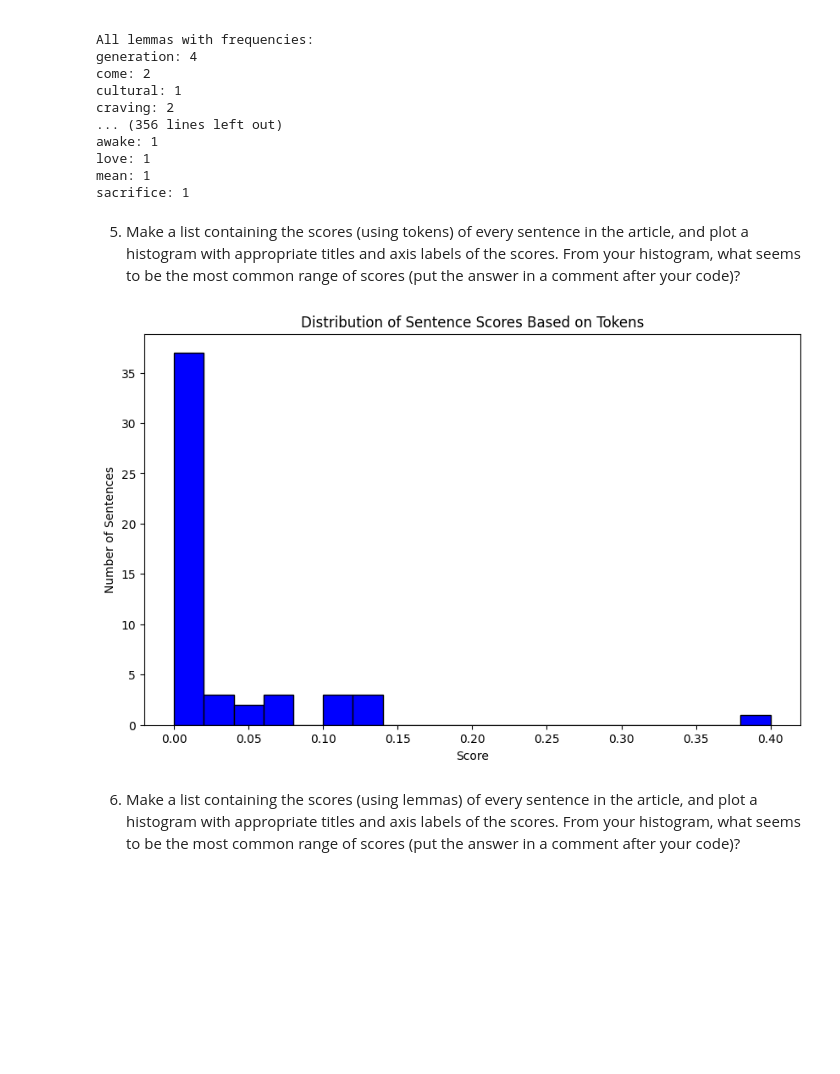
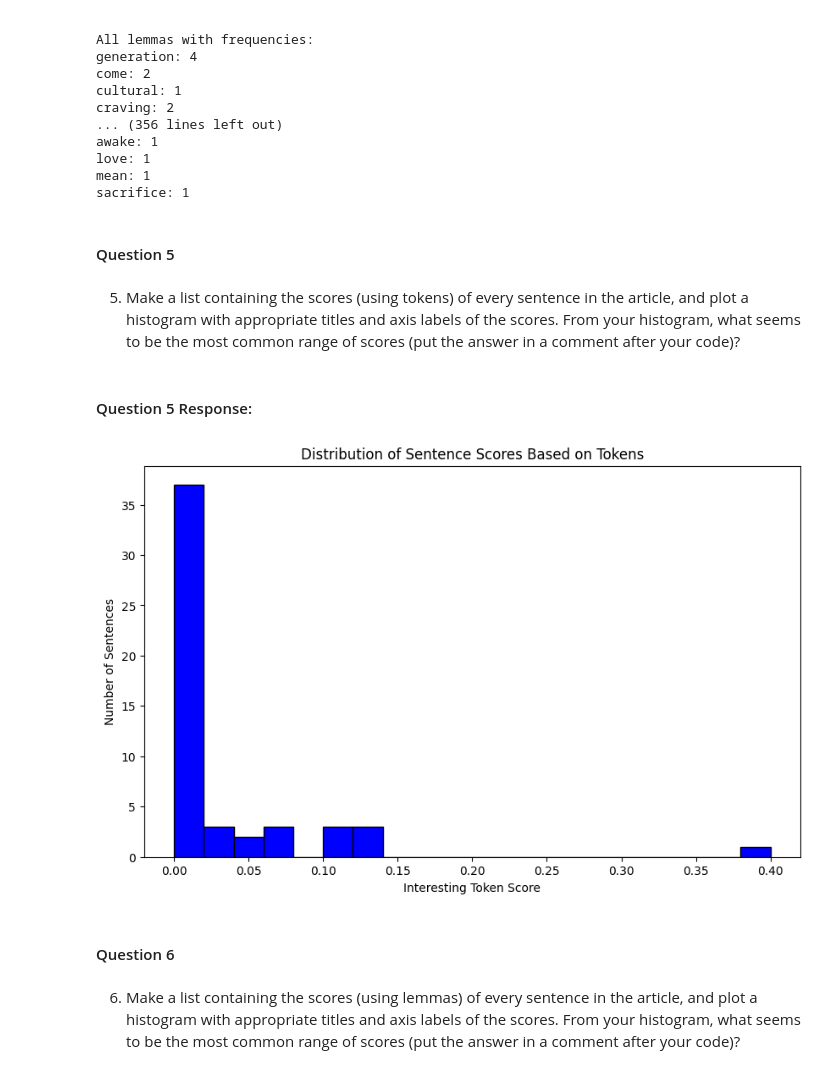
Before and after one commit to dgraves4/article-summarizer, a Jupyter notebook: article-summarizer.ipynb, the cells around one changed output. Cells and saved outputs as stored; diff of their text form; code cells hidden in the pictures; blank space fills up the shorter version.

Commit message:
add all question answers

```diff
--- a/article-summarizer.ipynb
+++ b/article-summarizer.ipynb
@@ -252,8 +264,12 @@ awake: 1
 love: 1
 mean: 1
 sacrifice: 1
+# %% [markdown]
+#### Question 5
 # %% [markdown]
 5. Make a list containing the scores (using tokens) of every sentence in the article, and plot a histogram with appropriate titles and axis labels of the scores. From your histogram, what seems to be the most common range of scores (put the answer in a comment after your code)?
+# %% [markdown]
+#### Question 5 Response:
 # %%
 import spacy
 import pickle
@@ -265,35 +281,37 @@ nlp = spacy.load('en_core_web_sm')
 # Define the scoring function for tokens
 def score_sentence_by_token(sentence, interesting_tokens):
     doc = nlp(sentence)
     tokens = [token.text.lower() for token in doc if not token.is_punct and not token.is_space and not token.is_stop]
     matches = sum(token in interesting_tokens for token in tokens)
     return matches / len(tokens) if tokens else 0
 
 # Load the article text from the .pkl file
 with open('article_content_html.pkl', 'rb') as file:
     article_text = pickle.load(file)
 
 # Process the loaded article text with spaCy
 doc = nlp(article_text)
 
 # Assuming these lists are based on your provided frequent tokens
 interesting_tokens = ["children", "social", "haidt", "media", "play"]
 
 # Calculate scores for every sentence
 sentence_scores = [score_sentence_by_token(sent.text, interesting_tokens) for sent in doc.sents]
 
 # Plot the histogram of sentence scores
 plt.figure(figsize=(10, 6))
 plt.hist(sentence_scores, bins=20, color='blue', edgecolor='black')
 plt.title('Distribution of Sentence Scores Based on Tokens')
-plt.xlabel('Score')
+plt.xlabel('Interesting Token Score')
 plt.ylabel('Number of Sentences')
 plt.show()
 
 # The most common range of scores seems to be between 0.05 and 0.1, with a few outlier sentences having scores above 0.2.
 # This indicates that most sentences contain a small number of interesting tokens, with a few sentences containing more of these tokens.
-# The distribution is skewed to the right, with a long tail of sentences having higher scores.
+# The distribution is skewed to the right, with an outlier sentence having a score of around 0.4.
 # %% [output]
-[figure, old version]
+[figure, new version]
+# %% [markdown]
+#### Question 6
 # %% [markdown]
 6. Make a list containing the scores (using lemmas) of every sentence in the article, and plot a histogram with appropriate titles and axis labels of the scores.  From your histogram, what seems to be the most common range of scores (put the answer in a comment after your code)?
```
Also changed, not shown: parts of 27 cells of this notebook.
